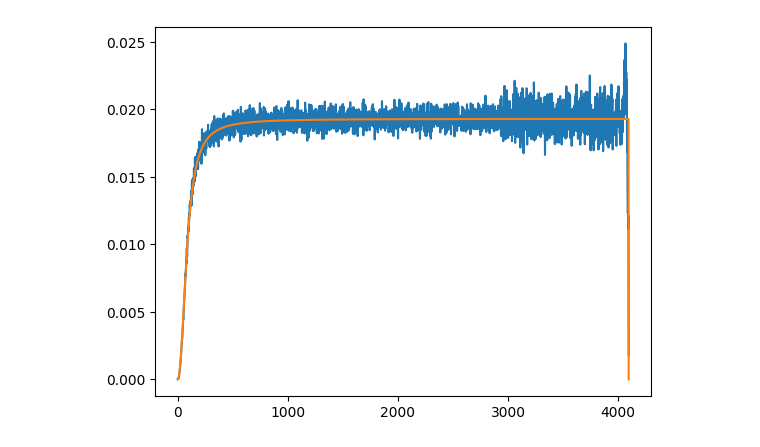
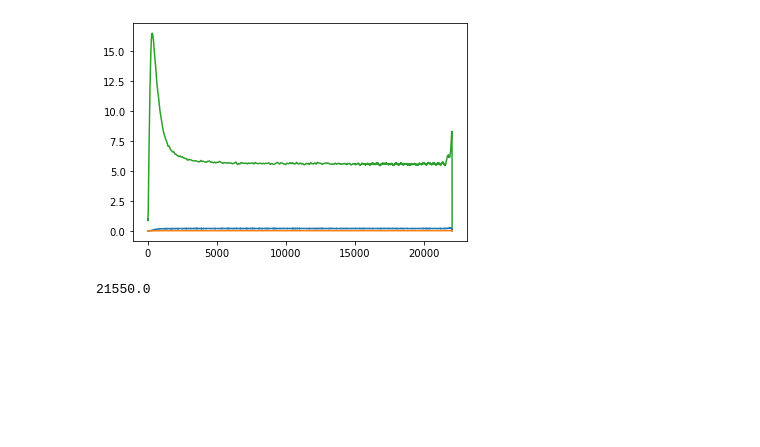
Before and after one commit to StanleyWangTW/DSP-Challenge, a Jupyter notebook: challenge.ipynb, the cells around one changed output. Drawn from its saved outputs; the diff is of its cells as text; code cells hidden in the pictures; blank space fills up the shorter version.

```diff
--- a/challenge.ipynb
+++ b/challenge.ipynb
@@ -127,14 +159,19 @@ Audio('PEAQ\output_music_compensated_113061530.wav')
 # %%
 output_music, fs_output = sf.read('output_music.wav')
 f_output, t_output, X_output = stft(output_music, fs=fs_output, nperseg=nperseg, noverlap=nperseg*0.75)
 
 enhanced_music, fs_output = sf.read('output_music_compensated_113061530.wav')
 f_output, t_output, X_enhanced = stft(enhanced_music, fs=fs_output, nperseg=nperseg, noverlap=nperseg*0.75)
 
 FRF = cal_FRF(Xi=X_output, Yi=X_enhanced)
 plt.figure()
-plt.plot(np.abs(FRF*H))
-plt.plot(np.abs(M))
+plt.plot(f_output, np.abs(FRF*H))
+plt.plot(f_output, np.abs(M))
+plt.plot(f_output, np.abs(FRF))
 plt.show()
 # %% [output]
-[figure, old version]
+[figure, new version]
+# %%
+44100/2 - 500
+# %% [output]
+21550.0
```
Also changed, not shown: parts of 2 cells of this notebook, 3 other files.
